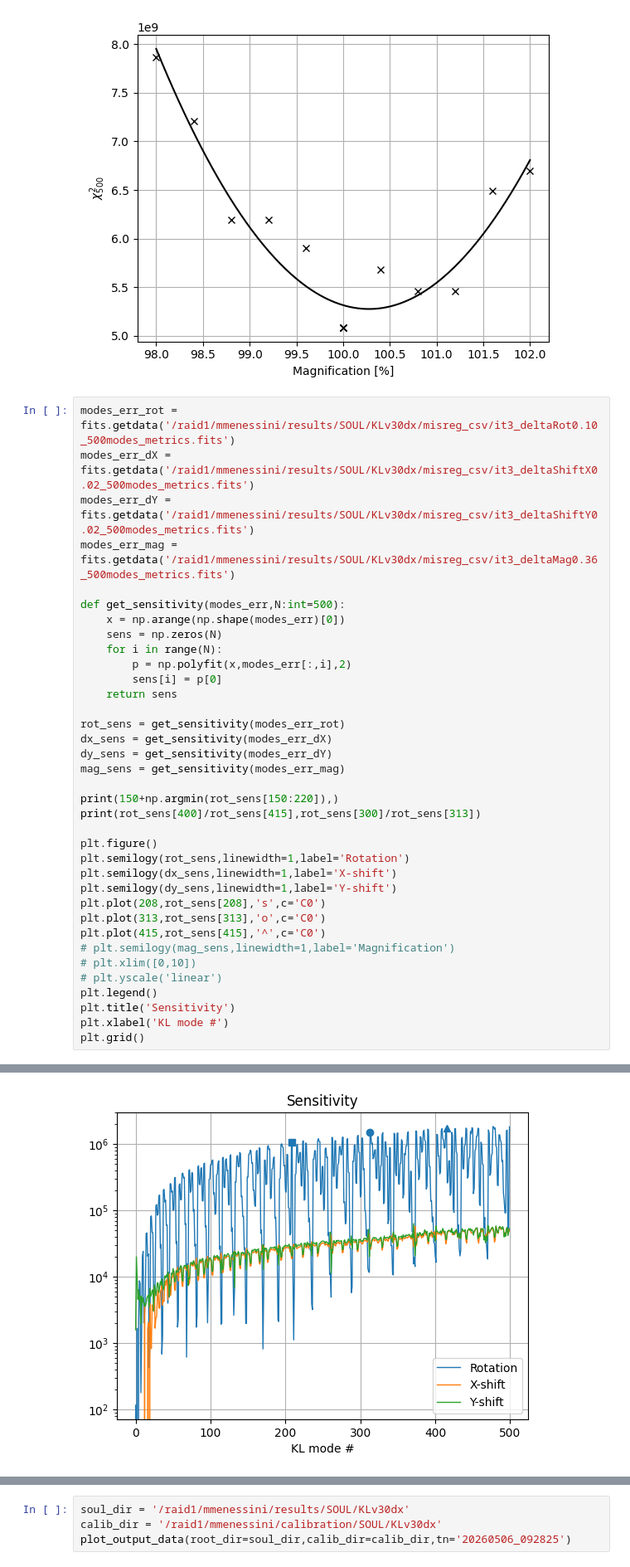
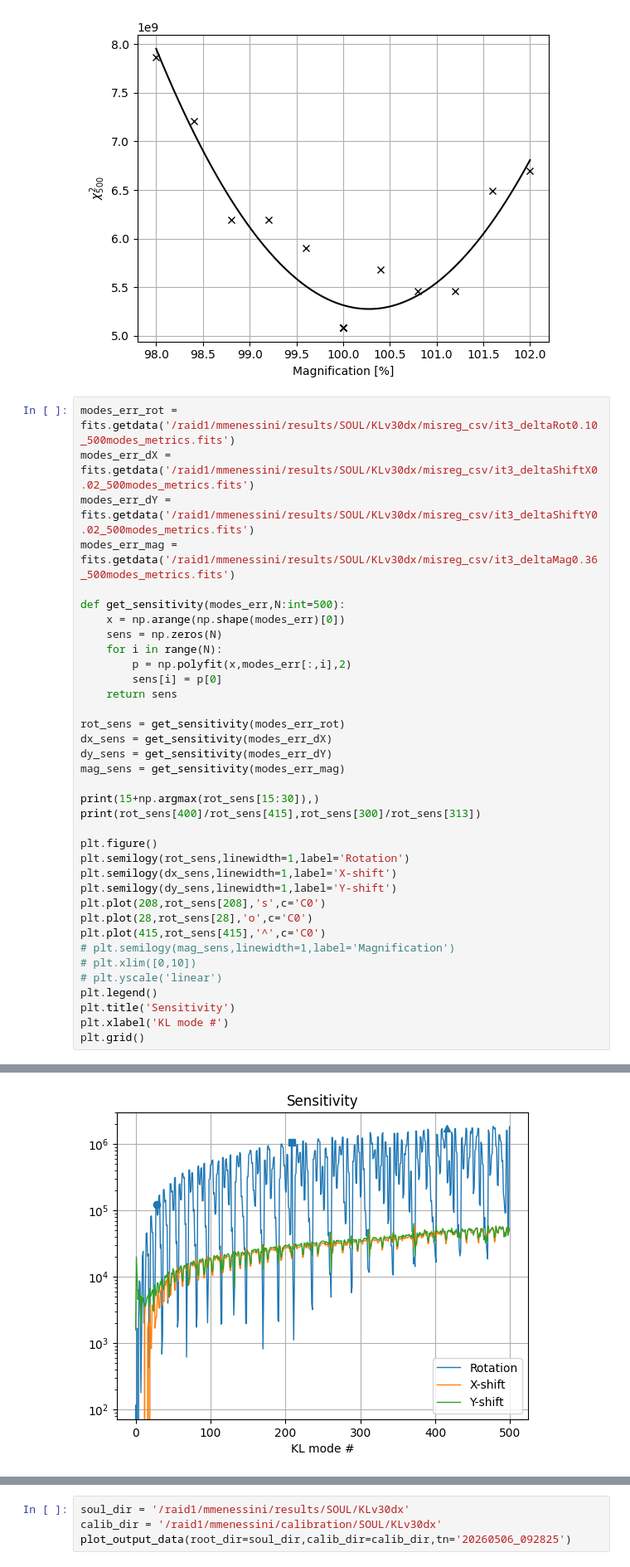
Before and after one commit to Menessao/SPECULA, a Jupyter notebook: config/ErrorBudget/LBTplots.ipynb, the cells around one changed output, grey strips where cells are left out. Shown at 83% size. Saved outputs shown, nothing was run; the diff lists cells and outputs as text.

```diff
--- a/config/ErrorBudget/LBTplots.ipynb
+++ b/config/ErrorBudget/LBTplots.ipynb
@@ -293,7 +293,7 @@ dx_sens = get_sensitivity(modes_err_dX)
 dy_sens = get_sensitivity(modes_err_dY)
 mag_sens = get_sensitivity(modes_err_mag)
 
-print(150+np.argmin(rot_sens[150:220]),)
+print(15+np.argmax(rot_sens[15:30]),)
 print(rot_sens[400]/rot_sens[415],rot_sens[300]/rot_sens[313])
 
 plt.figure()
@@ -301,7 +301,7 @@ plt.semilogy(rot_sens,linewidth=1,label='Rotation')
 plt.semilogy(dx_sens,linewidth=1,label='X-shift')
 plt.semilogy(dy_sens,linewidth=1,label='Y-shift')
 plt.plot(208,rot_sens[208],'s',c='C0')
-plt.plot(313,rot_sens[313],'o',c='C0')
+plt.plot(28,rot_sens[28],'o',c='C0')
 plt.plot(415,rot_sens[415],'^',c='C0')
 # plt.semilogy(mag_sens,linewidth=1,label='Magnification')
 # plt.xlim([0,10])
@@ -315,2 +315,2 @@ plt.grid()
 0.011957856599729066 0.10604072015348083
-[figure, old version]
+[figure, new version]
```
Also changed, not shown: parts of 8 cells of this notebook, 4 other files.
